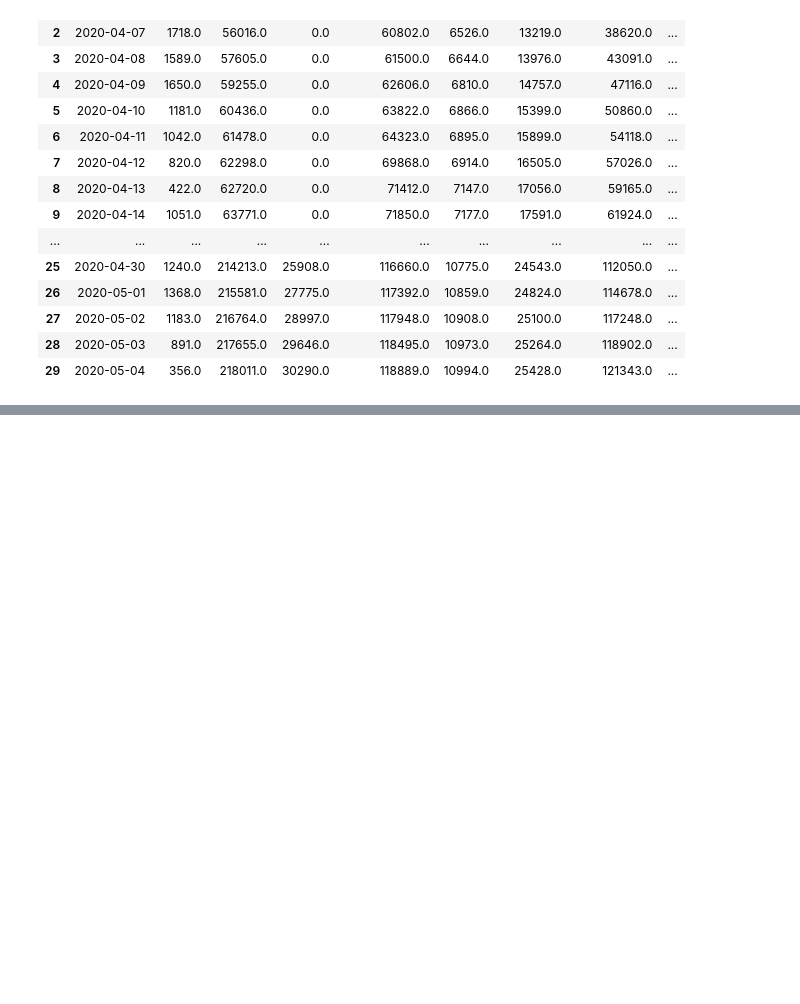
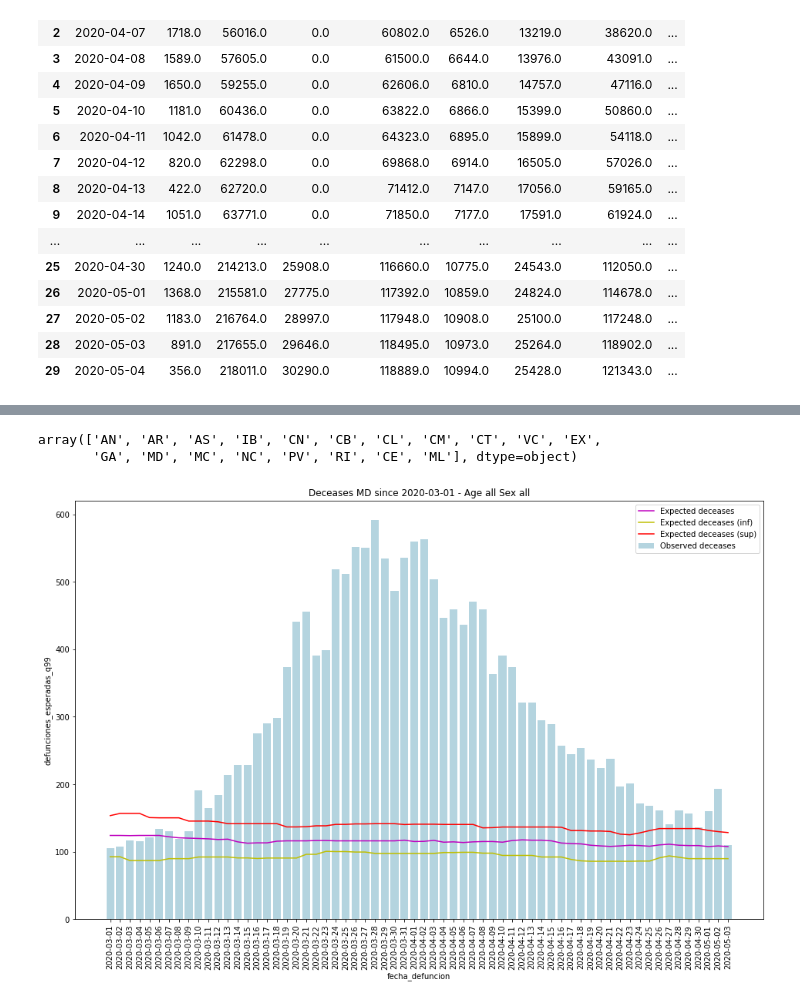
Before and after one commit to RaulRC/Covid-19, a Jupyter notebook: Covid19 - Official Spanish Data Curation ISCIII.ipynb, the cells around one changed output, grey strips where cells are left out. Drawn from its saved outputs; the diff is of its cells as text; code cells hidden in the pictures; blank space fills up the shorter version.

Commit message:
[IMP] MoMo data

```diff
--- a/Covid19 - Official Spanish Data Curation ISCIII.ipynb
+++ b/Covid19 - Official Spanish Data Curation ISCIII.ipynb
@@ -273,0 +311,2 @@ displayInfo(res)
+# %%
+momo = pd.read_csv("https://momo.isciii.es/public/momo/data")
@@ -273,0 +343,5 @@ displayInfo(res)
+# %%
+momo[momo.ambito=='ccaa'].cod_ambito.unique()
+# %% [output]
+array(['AN', 'AR', 'AS', 'IB', 'CN', 'CB', 'CL', 'CM', 'CT', 'VC', 'EX',
+       'GA', 'MD', 'MC', 'NC', 'PV', 'RI', 'CE', 'ML'], dtype=object)
@@ -273,0 +407,4 @@ displayInfo(res)
+# %%
+showDeceases(momo, location = 'MD')
+# %% [output]
+[figure, added]
```
Also changed, not shown: parts of 11 cells of this notebook.
